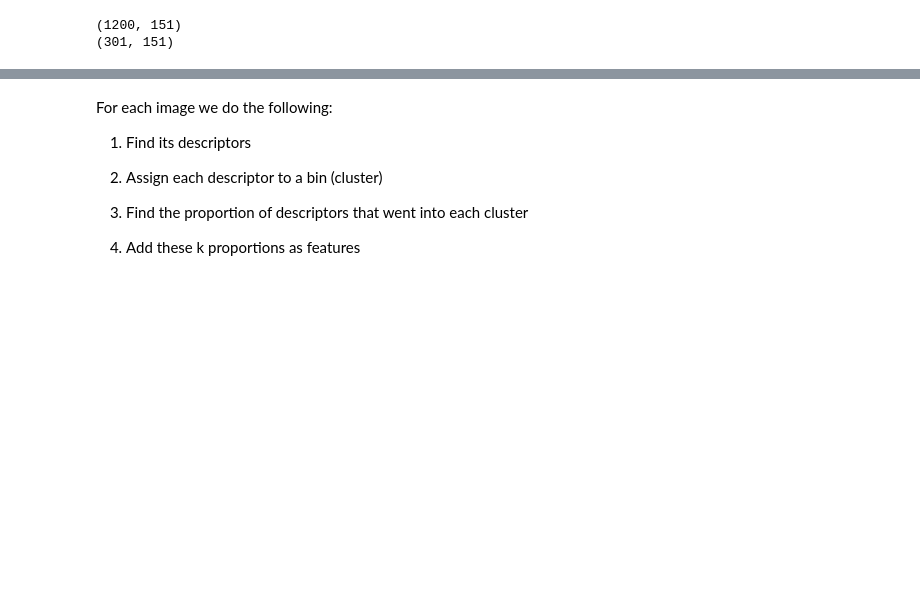
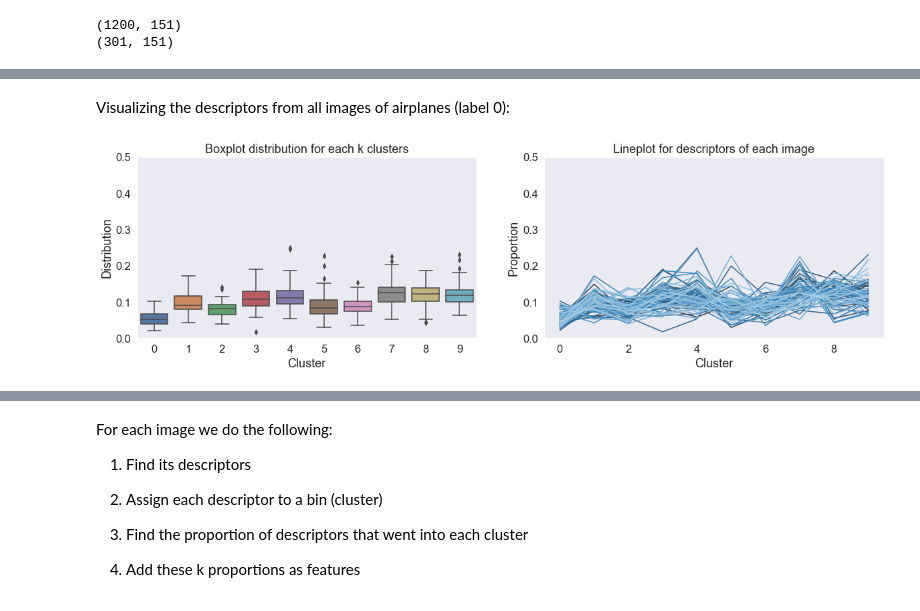
Before and after one commit to henrhoi/image-classification, a Jupyter notebook: GradProject_NB2.ipynb, the cells around one changed output, grey strips where cells are left out. Drawn from its saved outputs; the diff is of its cells as text; code cells hidden in the pictures; blank space fills up the shorter version.

```diff
--- a/GradProject_NB2.ipynb
+++ b/GradProject_NB2.ipynb
@@ -998,0 +800,45 @@ for i, arr in enumerate(cluster_dists):
+# %%
+def get_cluster_distributions(model, images, k):
+    cluster_dists = []
+    for i, row in images.iterrows():
+        try:
+            img_id = row['Image_Id']
+            descriptors = descriptor_dict[img_id]
+            preds = model.predict(descriptors)
+            cluster_dist = get_cluster_distribution(preds, k)
+            cluster_dists.append(cluster_dist)
+        except ValueError and KeyError: # This may happen if SIFT fails to exteact descriptors
+            continue
+    return cluster_dists
+# %%
+def visualize_cluster_distributions(cluster_dists, palette):
+    palette = sns.color_palette(palette, len(cluster_dists))
+    f, axes = plt.subplots(figsize=(20, 5), ncols=2, nrows=1)
+
+    boxplot_df = pd.DataFrame()
+    for i in range(len(cluster_dists[0])):
+        boxplot_df[i] = np.array(cluster_dists)[:, i]
+    sns.boxplot(x="variable", y="value", data=pd.melt(boxplot_df), ax=axes[0])
+
+    for i, arr in enumerate(cluster_dists):
+        sns.lineplot([i for i in range(len(cluster_dists[0]))], arr, color=palette[i], ax=axes[1])
+
+    axes[0].set_xlabel("Cluster")
+    axes[0].set_ylabel("Distribution")
+    axes[0].title.set_text('Boxplot distribution for each k clusters')
+    axes[0].set_ylim(0, 0.5)
+    axes[1].set_xlabel("Cluster")
+    axes[1].set_ylabel("Proportion")
+    axes[1].title.set_text('Lineplot for descriptors of each image')
+    axes[1].set_ylim(0, 0.5)
+
+    plt.show()
+# %% [markdown]
+Visualizing the descriptors from all images of airplanes (label 0):
+# %%
+label = 0
+label_images = training_data.loc[training_data['Label']==label]
+cluster_dists = get_cluster_distributions(km, label_images, optimal_k)
+visualize_cluster_distributions(cluster_dists, 'Blues_d')
+# %% [output]
+[figure, added]
```
Also changed, not shown: parts of 69 cells of this notebook, 1 other file.
